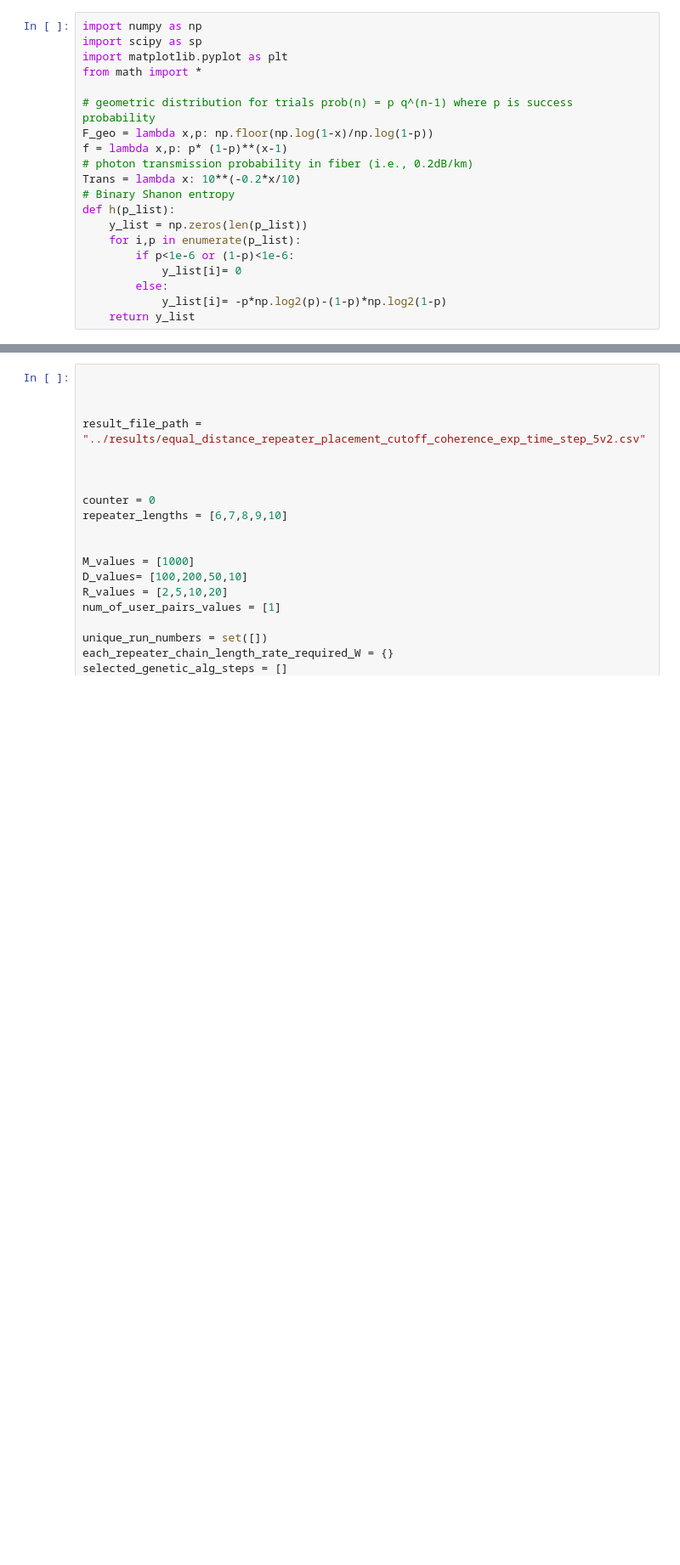
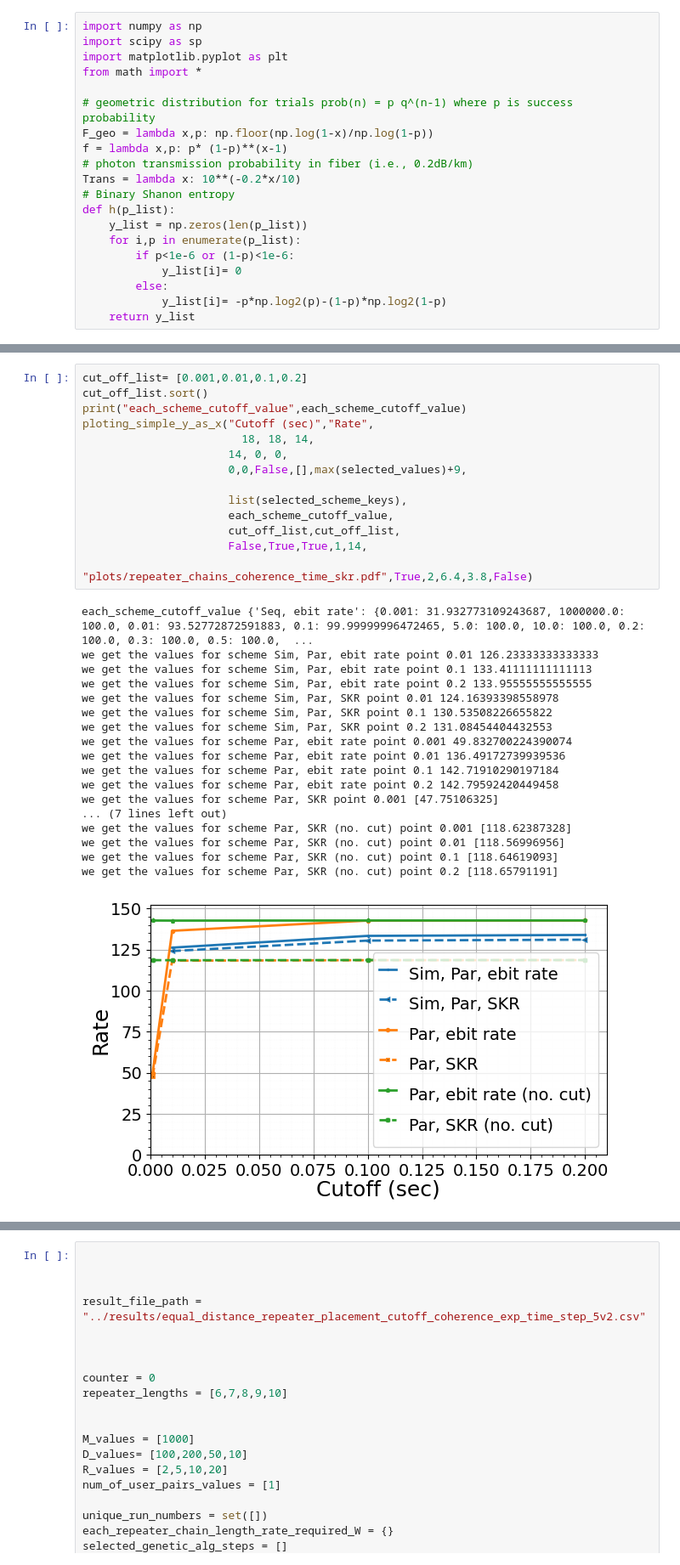
Before and after one commit to pooryousefshahrooz/repeater_chains, a Jupyter notebook: plotting/parsing_and_plotting.ipynb, the cells around one changed output, grey strips where cells are left out. Shown: that part at 85% size. Saved outputs shown, nothing was run; the diff lists cells and outputs as text; blank space fills up the shorter version.

Commit message:
final plotting functions

```diff
--- a/plotting/parsing_and_plotting.ipynb
+++ b/plotting/parsing_and_plotting.ipynb
@@ -476,0 +871,33 @@ def hist(x,y,x_axis_tick_font_size,y_axis_tick_font_size,legend_font_size,num_bi
+# %%
+cut_off_list= [0.001,0.01,0.1,0.2]
+cut_off_list.sort()
+print("each_scheme_cutoff_value",each_scheme_cutoff_value)
+ploting_simple_y_as_x("Cutoff (sec)","Rate",
+                        18, 18, 14,
+                      14, 0, 0,
+                      0,0,False,[],max(selected_values)+9,
+
+                      list(selected_scheme_keys),
+                      each_scheme_cutoff_value,
+                      cut_off_list,cut_off_list,
+                      False,True,True,1,14,
+                      "plots/repeater_chains_coherence_time_skr.pdf",True,2,6.4,3.8,False)
+# %% [output]
+each_scheme_cutoff_value {'Seq, ebit rate': {0.001: 31.932773109243687, 1000000.0: 100.0, 0.01: 93.52772872591883, 0.1: 99.99999996472465, 5.0: 100.0, 10.0: 100.0, 0.2: 100.0, 0.3: 100.0, 0.5: 100.0,  ...
+we get the values for scheme Sim, Par, ebit rate point 0.01 126.23333333333333
+we get the values for scheme Sim, Par, ebit rate point 0.1 133.41111111111113
+we get the values for scheme Sim, Par, ebit rate point 0.2 133.95555555555555
+we get the values for scheme Sim, Par, SKR point 0.01 124.16393398558978
+we get the values for scheme Sim, Par, SKR point 0.1 130.53508226655822
+we get the values for scheme Sim, Par, SKR point 0.2 131.08454404432553
+we get the values for scheme Par, ebit rate point 0.001 49.832700224390074
+we get the values for scheme Par, ebit rate point 0.01 136.49172739939536
+we get the values for scheme Par, ebit rate point 0.1 142.71910290197184
+we get the values for scheme Par, ebit rate point 0.2 142.79592420449458
+we get the values for scheme Par, SKR point 0.001 [47.75106325]
+... (7 lines left out)
+we get the values for scheme Par, SKR (no. cut) point 0.001 [118.62387328]
+we get the values for scheme Par, SKR (no. cut) point 0.01 [118.56996956]
+we get the values for scheme Par, SKR (no. cut) point 0.1 [118.64619093]
+we get the values for scheme Par, SKR (no. cut) point 0.2 [118.65791191]
+[figure, added]
```
Also changed, not shown: parts of 87 cells of this notebook, 7 other files.
